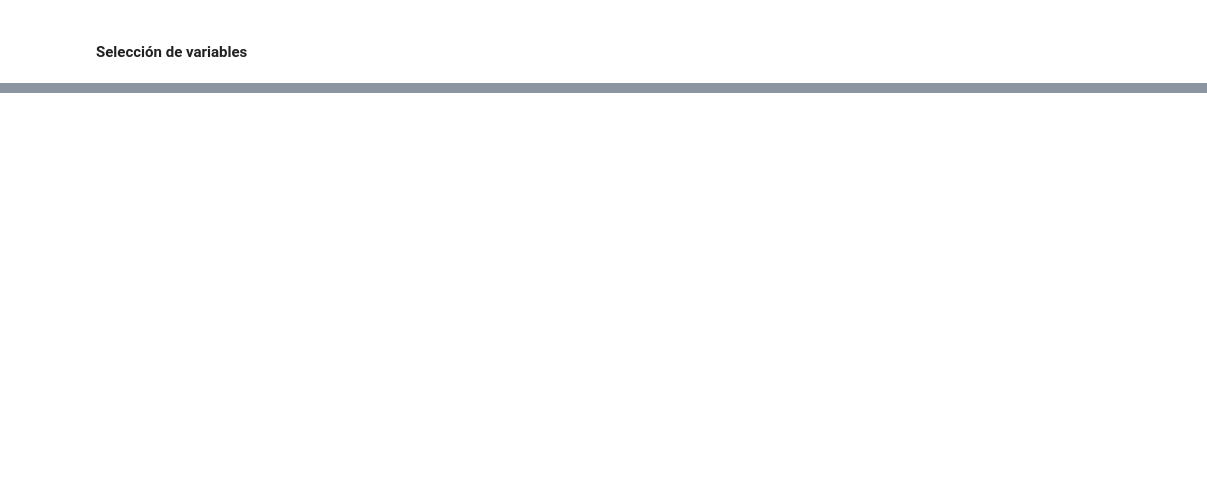
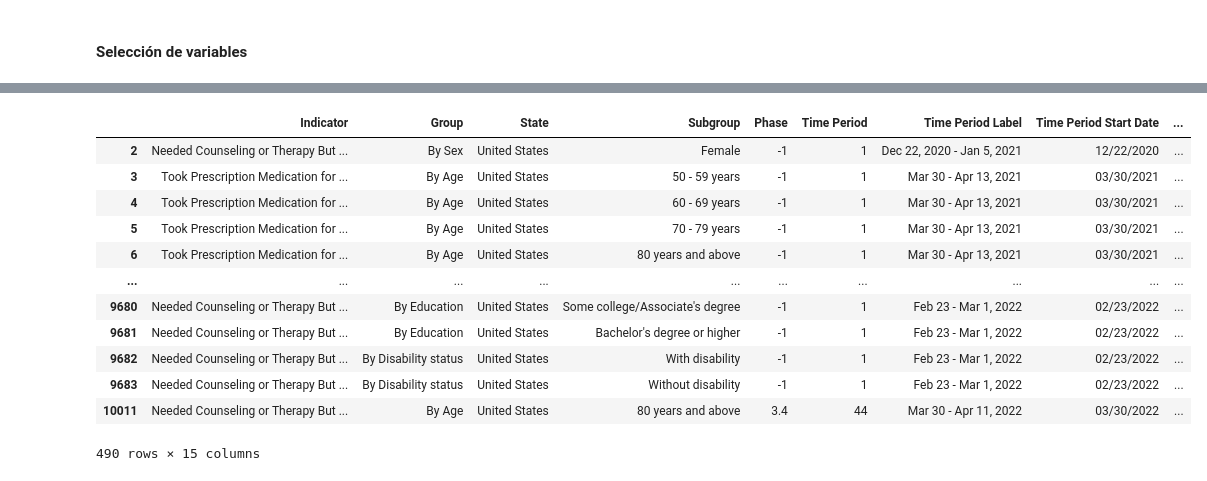
Before and after one commit to ElenaVillano/prope-programacion, a Jupyter notebook: materiales/m05_exploracion.ipynb, the cells around one changed output, grey strips where cells are left out. Drawn from its saved outputs; the diff is of its cells as text; code cells hidden in the pictures; blank space fills up the shorter version.

```diff
--- a/materiales/m05_exploracion.ipynb
+++ b/materiales/m05_exploracion.ipynb
@@ -165,0 +580,6 @@ df_sex['Value'].min()
+# %%
+# Si las fechas vienen en formato ISO (YYYY-MM-DD), pandas las detecta solas
+# errors='coerce' convierte los valores que no pueda parsear en NaT (Not a Time)
+# en lugar de lanzar un error — útil para detectar fechas mal formateadas
+df['Time Period Start Date'] = pd.to_datetime(df['Time Period Start Date'] , errors='coerce')
+df['Time Period End Date'] = pd.to_datetime(df['Time Period End Date'] , errors='coerce')
@@ -165,0 +663,3 @@ df_sex['Value'].min()
+# %%
+# Hacer una variable numérica una categórica
+df['Value'] = df['Value'].astype('str')
@@ -165,0 +686,4 @@ df_sex['Value'].min()
+# %%
+# Hacer una variable categórica una numérica
+df['Value'] = df['Value'].astype('int64')
+#df['Value'] = df['Value'].astype('float64')
@@ -165,0 +692,3 @@ df_sex['Value'].min()
+# %%
+# Otra manera de hacer la variable numérica
+df['Value'] = pd.to_numeric(df['Value'], errors='coerce', downcast='float')
@@ -165,0 +768,16 @@ df_sex['Value'].min()
+# %%
+df[df["LowCI"].isna()]
+# %% [output]
+|  | Indicator | Group | State | Subgroup | Phase | Time Period | Time Period Label | Time Period Start Date | ... |
+| 2 | Needed Counseling or Therapy But ... | By Sex | United States | Female | -1 | 1 | Dec 22, 2020 - Jan 5, 2021 | 12/22/2020 | ... |
+| 3 | Took Prescription Medication for ... | By Age | United States | 50 - 59 years | -1 | 1 | Mar 30 - Apr 13, 2021 | 03/30/2021 | ... |
+| 4 | Took Prescription Medication for ... | By Age | United States | 60 - 69 years | -1 | 1 | Mar 30 - Apr 13, 2021 | 03/30/2021 | ... |
+| 5 | Took Prescription Medication for ... | By Age | United States | 70 - 79 years | -1 | 1 | Mar 30 - Apr 13, 2021 | 03/30/2021 | ... |
+| 6 | Took Prescription Medication for ... | By Age | United States | 80 years and above | -1 | 1 | Mar 30 - Apr 13, 2021 | 03/30/2021 | ... |
+| ... | ... | ... | ... | ... | ... | ... | ... | ... | ... |
+| 9680 | Needed Counseling or Therapy But ... | By Education | United States | Some college/Associate's degree | -1 | 1 | Feb 23 - Mar 1, 2022 | 02/23/2022 | ... |
+| 9681 | Needed Counseling or Therapy But ... | By Education | United States | Bachelor's degree or higher | -1 | 1 | Feb 23 - Mar 1, 2022 | 02/23/2022 | ... |
+| 9682 | Needed Counseling or Therapy But ... | By Disability status | United States | With disability | -1 | 1 | Feb 23 - Mar 1, 2022 | 02/23/2022 | ... |
+| 9683 | Needed Counseling or Therapy But ... | By Disability status | United States | Without disability | -1 | 1 | Feb 23 - Mar 1, 2022 | 02/23/2022 | ... |
+| 10011 | Needed Counseling or Therapy But ... | By Age | United States | 80 years and above | 3.4 | 44 | Mar 30 - Apr 11, 2022 | 03/30/2022 | ... |
+490 rows × 15 columns
```
Also changed, not shown: parts of 72 cells of this notebook.
